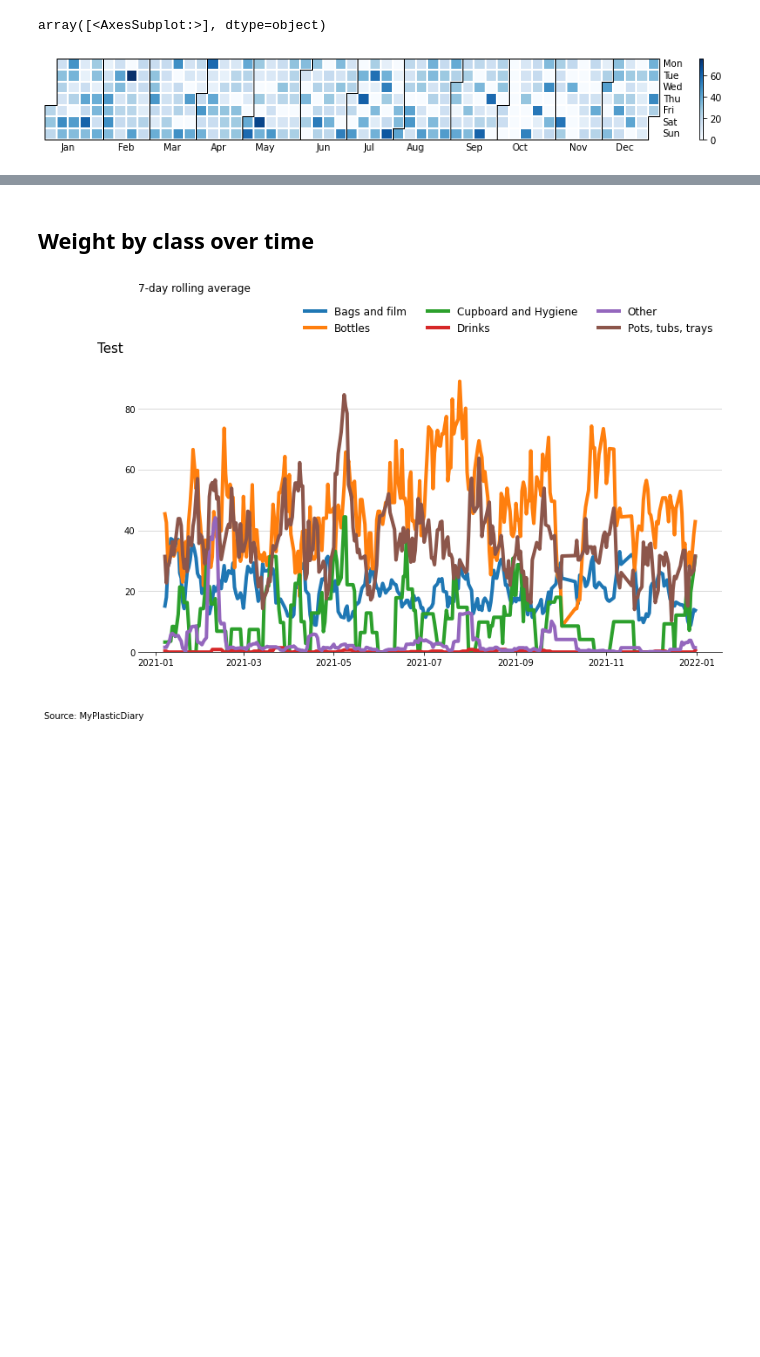
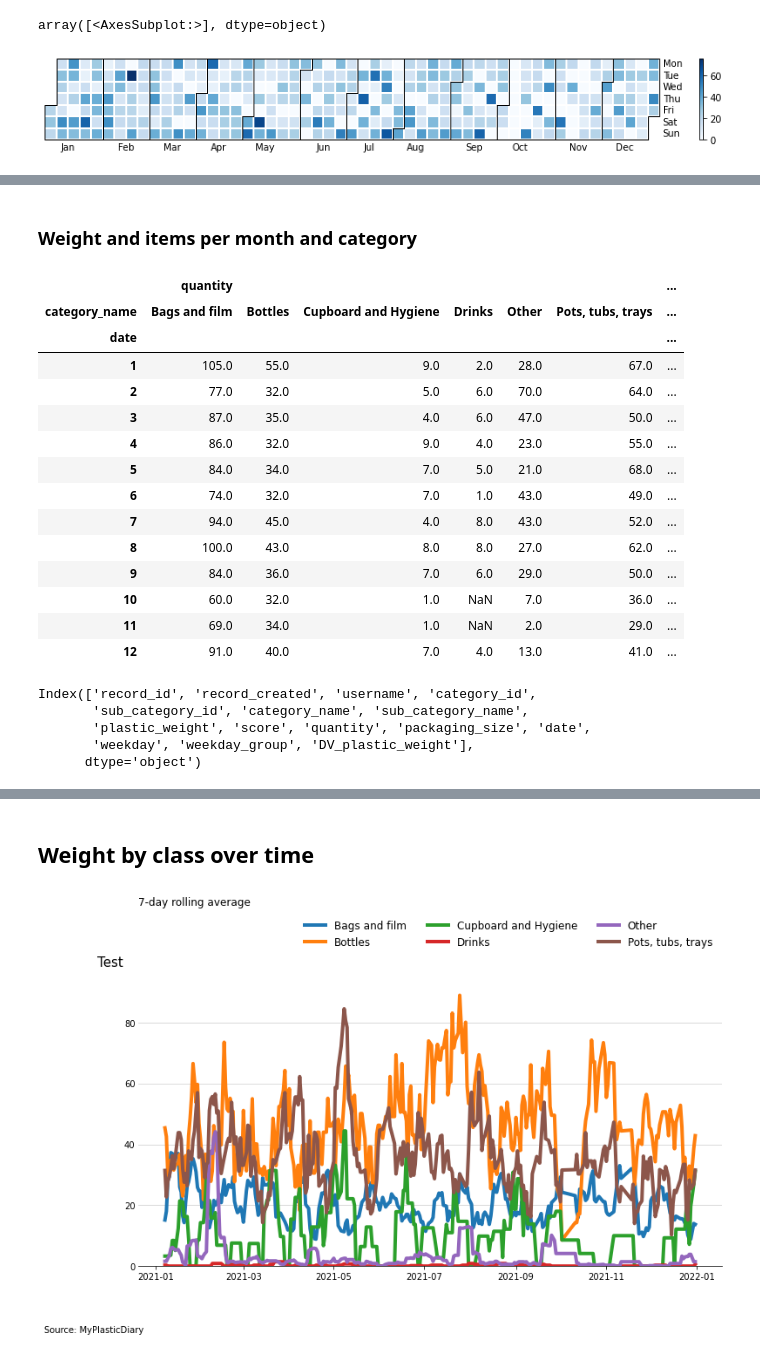
Before and after one commit to Lisa-Ho/plastic-diary, a Jupyter notebook: notebooks/01_data_cleaning.ipynb, the cells around one changed output, grey strips where cells are left out. Cells and saved outputs as stored; diff of their text form; code cells hidden in the pictures; blank space fills up the shorter version.

```diff
--- a/notebooks/01_data_cleaning.ipynb
+++ b/notebooks/01_data_cleaning.ipynb
@@ -145,0 +258,29 @@ array([<AxesSubplot:>], dtype=object)
+# %% [markdown]
+### Weight and items per month and category
+# %%
+pivot = df.groupby([df["date"].dt.month, "category_name"]).agg({"quantity":"sum", "DV_plastic_weight":"sum"})
+pivot.unstack()
+# %% [output]
+|  | quantity |  |  |  |  |  | ... |
+| category_name | Bags and film | Bottles | Cupboard and Hygiene | Drinks | Other | Pots, tubs, trays | ... |
+| date |  |  |  |  |  |  | ... |
+| 1 | 105.0 | 55.0 | 9.0 | 2.0 | 28.0 | 67.0 | ... |
+| 2 | 77.0 | 32.0 | 5.0 | 6.0 | 70.0 | 64.0 | ... |
+| 3 | 87.0 | 35.0 | 4.0 | 6.0 | 47.0 | 50.0 | ... |
+| 4 | 86.0 | 32.0 | 9.0 | 4.0 | 23.0 | 55.0 | ... |
+| 5 | 84.0 | 34.0 | 7.0 | 5.0 | 21.0 | 68.0 | ... |
+| 6 | 74.0 | 32.0 | 7.0 | 1.0 | 43.0 | 49.0 | ... |
+| 7 | 94.0 | 45.0 | 4.0 | 8.0 | 43.0 | 52.0 | ... |
+| 8 | 100.0 | 43.0 | 8.0 | 8.0 | 27.0 | 62.0 | ... |
+| 9 | 84.0 | 36.0 | 7.0 | 6.0 | 29.0 | 50.0 | ... |
+| 10 | 60.0 | 32.0 | 1.0 | NaN | 7.0 | 36.0 | ... |
+| 11 | 69.0 | 34.0 | 1.0 | NaN | 2.0 | 29.0 | ... |
+| 12 | 91.0 | 40.0 | 7.0 | 4.0 | 13.0 | 41.0 | ... |
+# %%
+df.columns
+# %% [output]
+Index(['record_id', 'record_created', 'username', 'category_id',
+       'sub_category_id', 'category_name', 'sub_category_name',
+       'plastic_weight', 'score', 'quantity', 'packaging_size', 'date',
+       'weekday', 'weekday_group', 'DV_plastic_weight'],
+      dtype='object')
```
Also changed, not shown: parts of 13 cells of this notebook, 1 other file.
